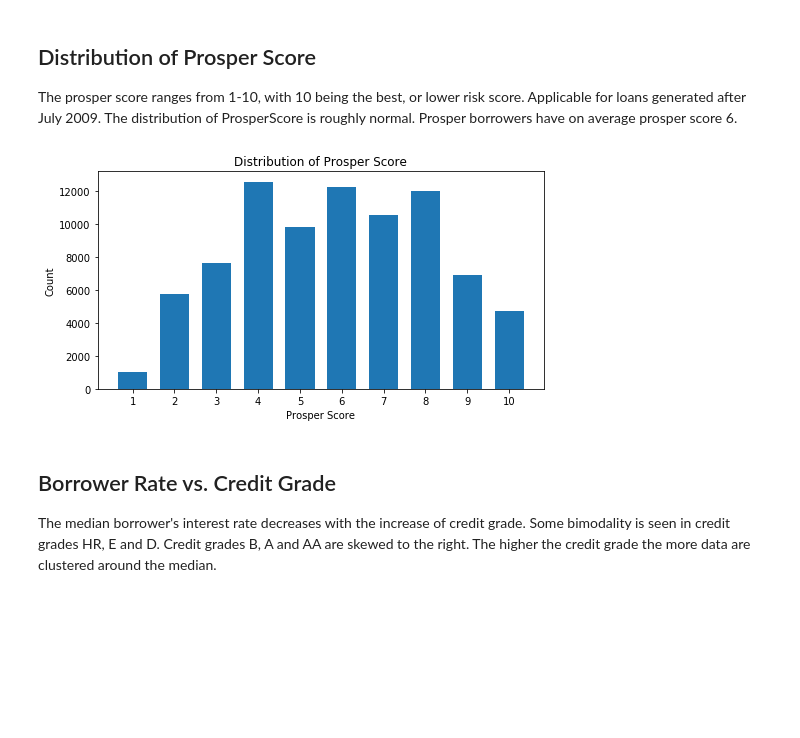
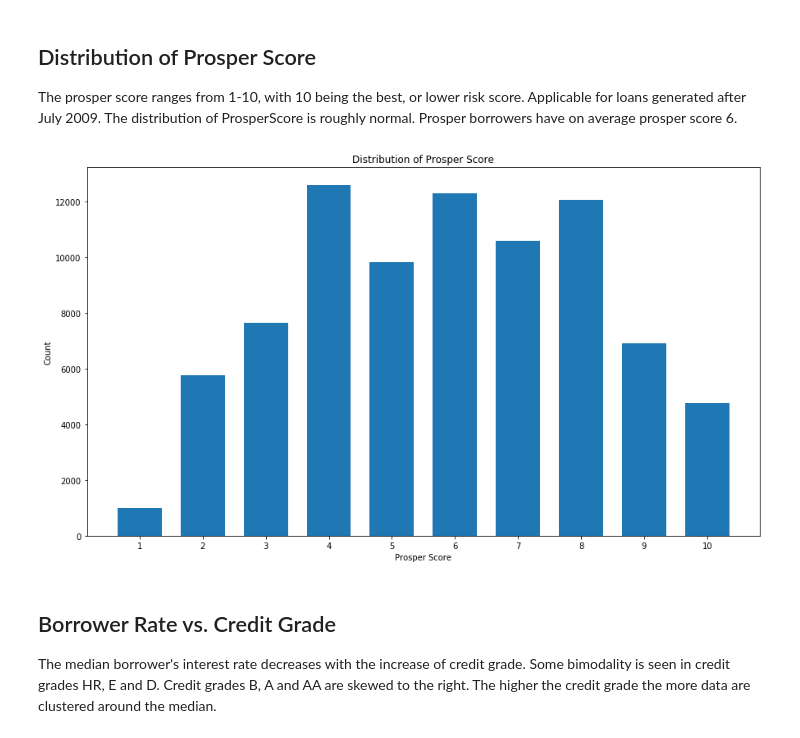
Before and after one commit to mila-dan/prosper-loan-data-exploration, a Jupyter notebook: Slide_deck_Prosper_Loan.ipynb, the cells around one changed output. Saved outputs shown, nothing was run; the diff lists cells and outputs as text; code cells hidden in the pictures; blank space fills up the shorter version.

```diff
--- a/Slide_deck_Prosper_Loan.ipynb
+++ b/Slide_deck_Prosper_Loan.ipynb
@@ -93,15 +93,15 @@ plt.show();
 The prosper score ranges from 1-10, with 10 being the best, or lower risk score. Applicable for loans generated after July 2009.
 The distribution of ProsperScore is roughly normal. Prosper borrowers have on average prosper score 6.
 # %%
-plt.figure(figsize = [8, 4])
+plt.figure(figsize=[14.70, 8.27])
 bin_edges = np.arange(0.5, 10.5+1, 1)
 plt.hist(data=df_loans_copy, x='ProsperScore',bins = bin_edges, rwidth = 0.7)
 plt.xticks(np.arange(1, 10+1, 1))
 plt.xlabel('Prosper Score')
 plt.ylabel('Count')
 plt.title("Distribution of Prosper Score");
 # %% [output]
-[figure, old version]
+[figure, new version]
 # %% [markdown]
 ## Borrower Rate vs. Credit Grade
 
```
Also changed, not shown: parts of 12 cells of this notebook.
